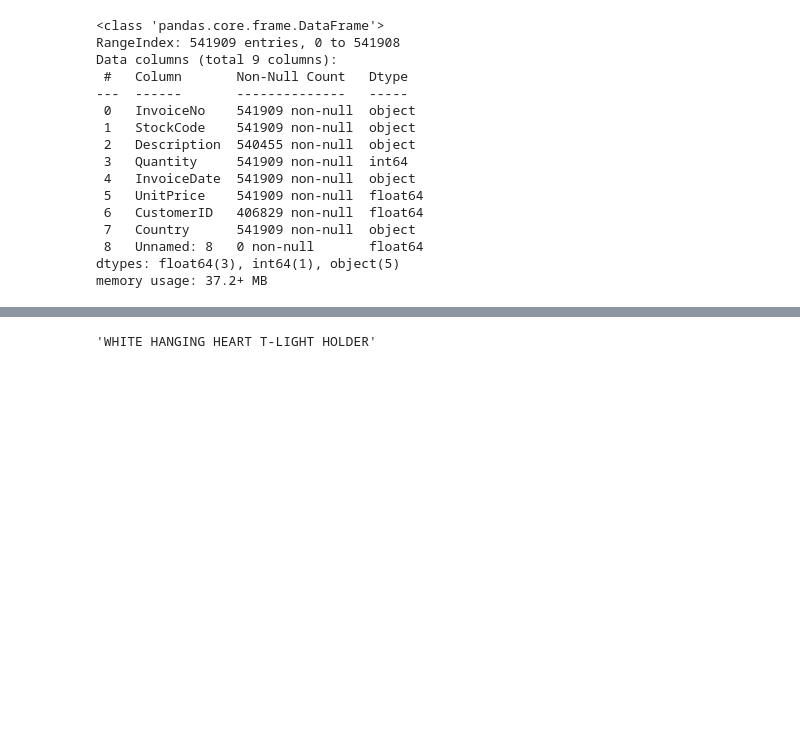
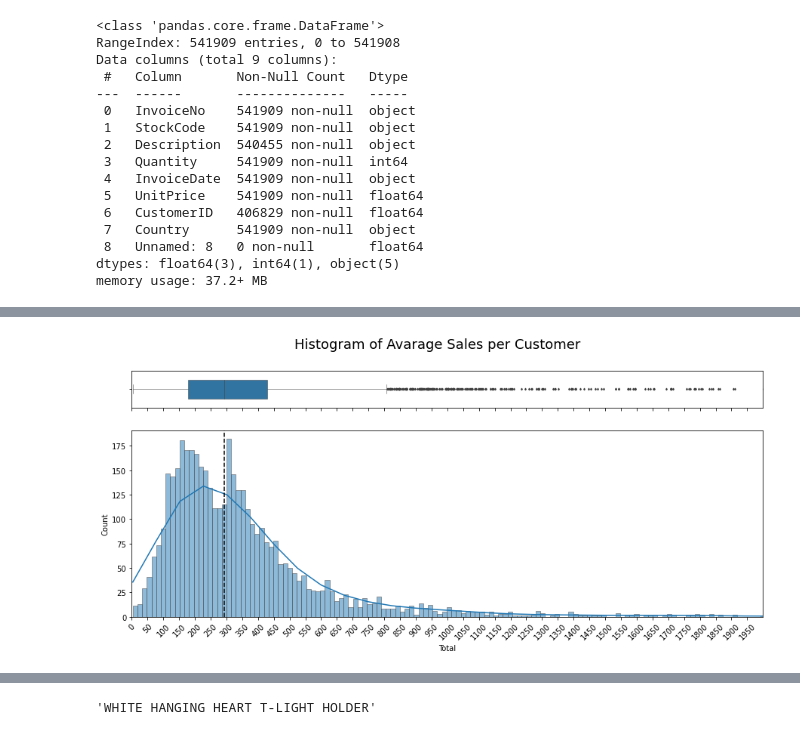
Before and after one commit to alyssonvidal/E-Commerce-Clusterization, a Jupyter notebook: notebooks/part02_eda.ipynb, the cells around one changed output, grey strips where cells are left out. Saved outputs shown, nothing was run; the diff lists cells and outputs as text; code cells hidden in the pictures; blank space fills up the shorter version.

```diff
--- a/notebooks/part02_eda.ipynb
+++ b/notebooks/part02_eda.ipynb
@@ -22,0 +66,5 @@ from PIL import Image
+# %%
+data_eda=data.copy()
+# %%
+purchase = data_eda[data_eda['Quantity'] >= 0]
+returns = data_eda[data_eda['Quantity'] < 0]
@@ -22,0 +87,4 @@ from PIL import Image
+# %%
+sales=purchase[['CustomerID','Total','InvoiceNo','InvoiceDate']].groupby('InvoiceNo').agg({'Total':np.sum,
+                                                                 'CustomerID':np.unique,
+                                                                 'InvoiceDate':np.unique})
@@ -22,0 +108,3 @@ from PIL import Image
+# %%
+sales_per_customer=sales.groupby('CustomerID').mean()
+sales_per_customer
@@ -22,0 +126,13 @@ from PIL import Image
+# %%
+fig, (ax_box, ax_hist) = plt.subplots(2, figsize=(15,6), sharex=True, gridspec_kw = {"height_ratios": (0.2, 1)})
+fig.suptitle('Histogram of Avarage Sales per Customer', fontsize=18)
+sns.boxplot(x=sales_per_customer['Total'], ax=ax_box, linewidth=.5, width=.5, fliersize=2)
+ax_box.set(xlabel='')
+sns.histplot(data=sales_per_customer['Total'], ax=ax_hist, bins=1000, kde=True, edgecolor=".3", linewidth=.5 )
+ax_hist.axvline(sales_per_customer['Total'].median(), color='black', ls='--')
+plt.xticks(np.arange(0,2000,50), rotation=45)
+plt.xlim([0,2000])
+plt.savefig("..//images//histogram_avarage_sales.png")
+plt.show()
+# %% [output]
+[figure, added]
```
Also changed, not shown: parts of 27 cells of this notebook, 11 other files.
